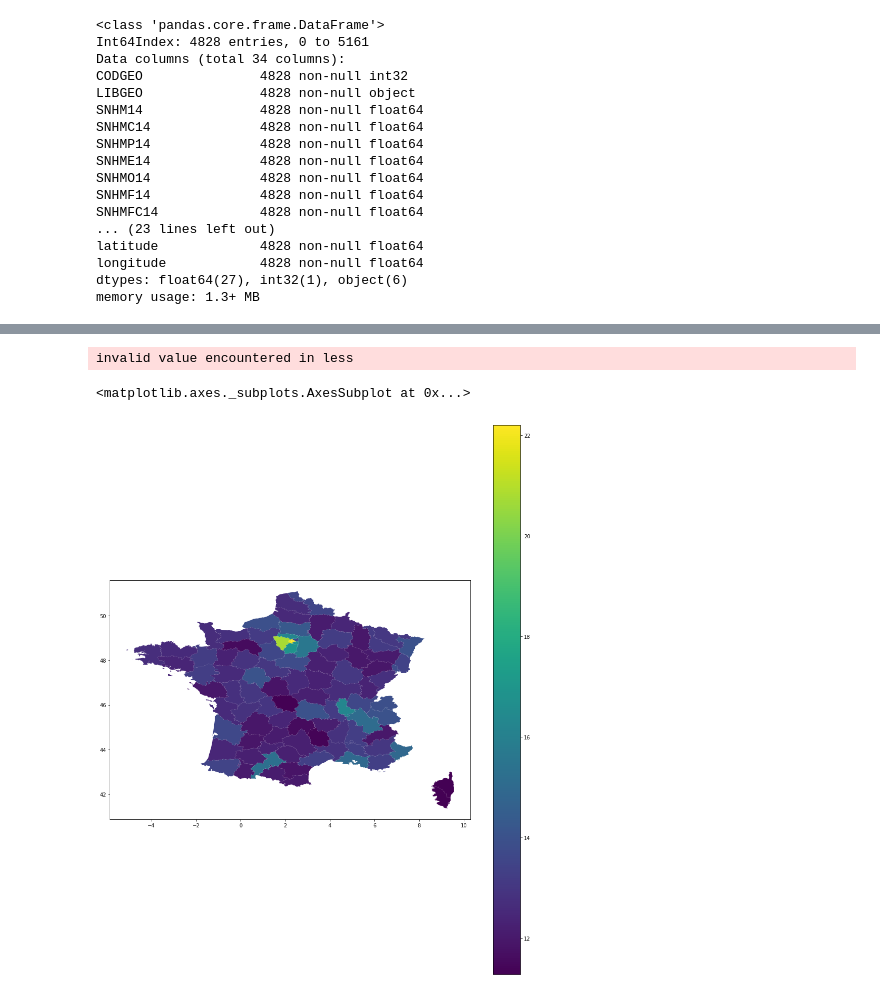
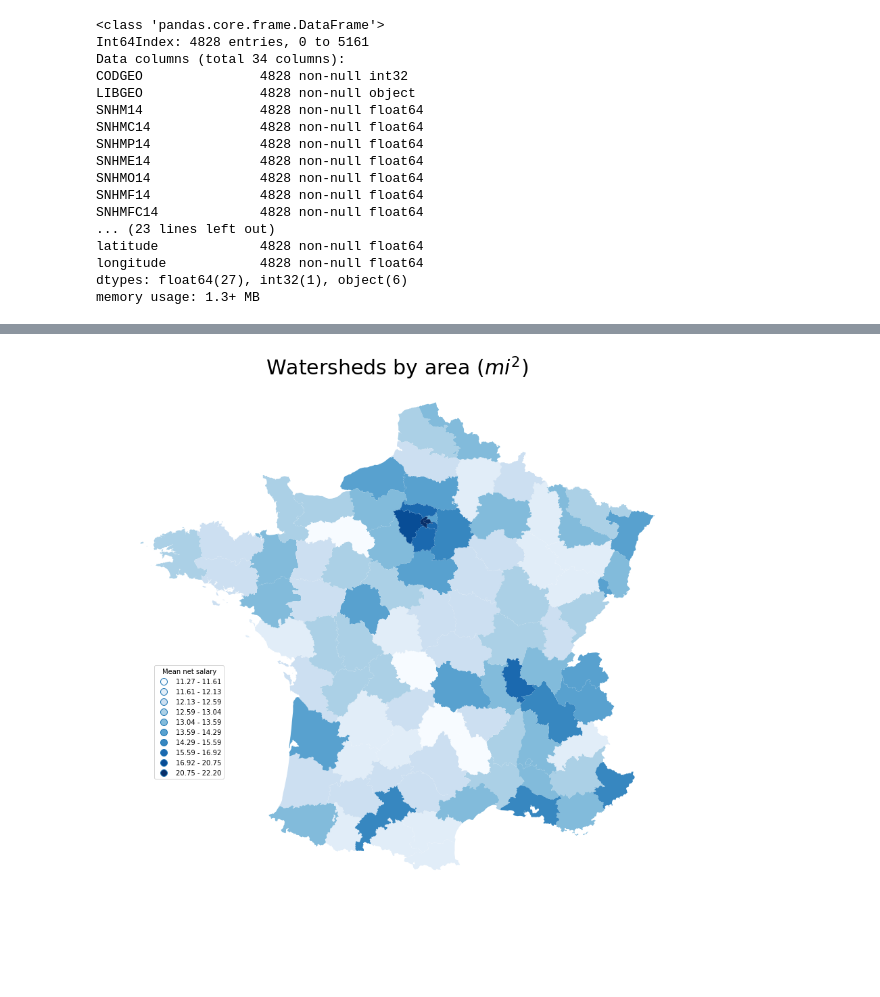
Before and after one commit to SkalskiP/ILearnMachineLearning.py, a Jupyter notebook: 0_Kaggle_projects/French_Salary_Prediction.ipynb, the cells around one changed output, grey strips where cells are left out. Drawn from its saved outputs; the diff is of its cells as text; code cells hidden in the pictures; blank space fills up the shorter version.

```diff
--- a/0_Kaggle_projects/French_Salary_Prediction.ipynb
+++ b/0_Kaggle_projects/French_Salary_Prediction.ipynb
@@ -123,6 +153,2 @@ Index(['code', 'nom', 'geometry', 'CODGEO', 'SNHM14', 'SNHMC14', 'SNHMP14',
-# %%
-departments_map.plot(figsize=(16, 20), column="SNHM14", legend=True)
-# %% [output]
-invalid value encountered in less
-<matplotlib.axes._subplots.AxesSubplot at 0x...>
-[figure, removed]
+# %%
+departments_map.dropna(subset = ["longitude", "latitude"], inplace=True)
@@ -128,0 +157,10 @@ invalid value encountered in less
+# %%
+fig, ax = plt.subplots(1, figsize=(15,14))
+ax.set_title('Watersheds by area ($mi^2$)', size=30)
+departments_map.plot(ax=ax, column="SNHM14", cmap=plt.cm.Blues, scheme='fisher_jenks', k=10, legend=True)
+leg = ax.get_legend()
+ax.set_axis_off()
+leg.set_bbox_to_anchor((0., 0., 0.2, 0.45))
+leg.set_title("Mean net salary")
+# %% [output]
+[figure, added]
```
Also changed, not shown: parts of 14 cells of this notebook, 1 other file.
